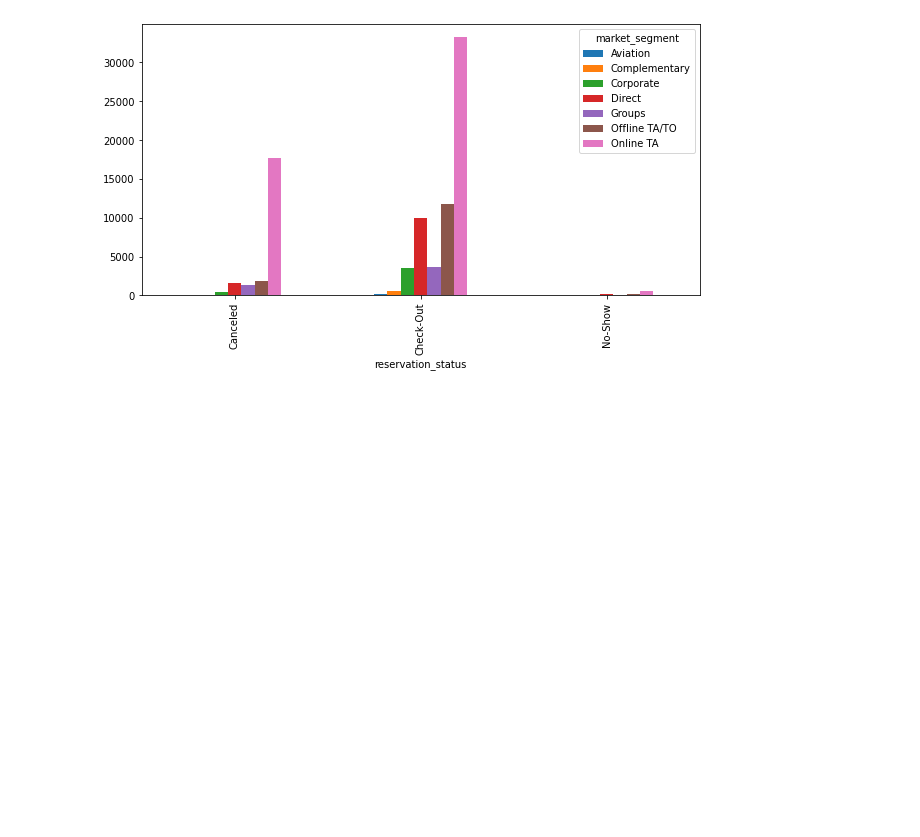
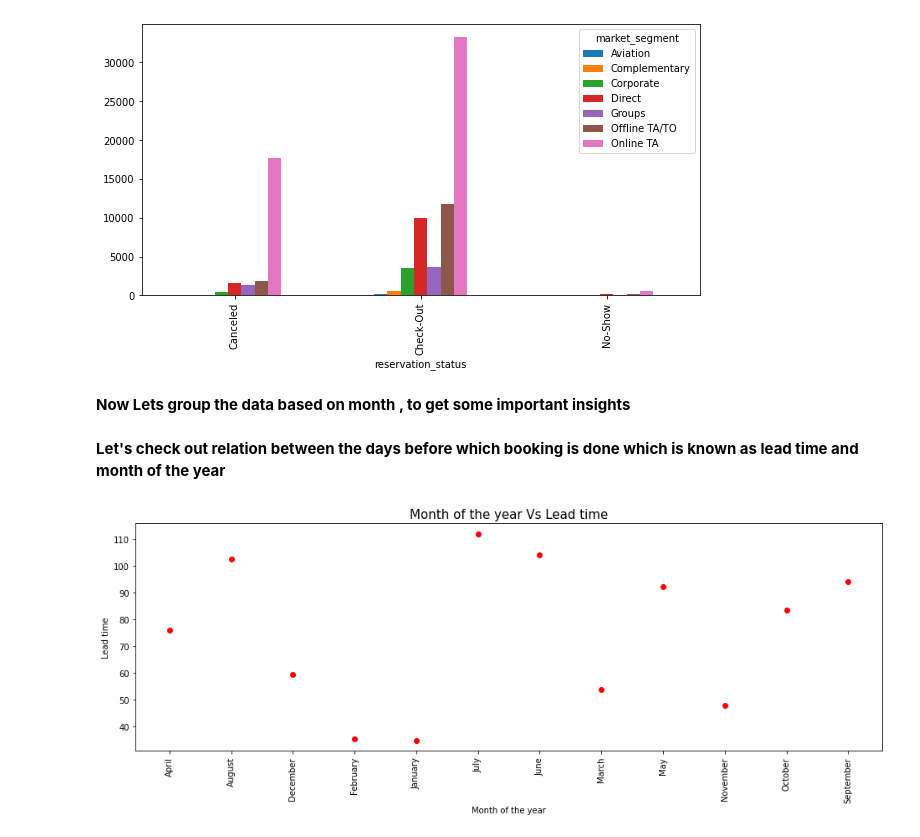
Before and after one commit to kishorpatil03/Hotel-Booking-Analysis, a Jupyter notebook: Hotel_Booking_Analysis_Capstone_Project.ipynb, the cells around one changed output. Drawn from its saved outputs; the diff is of its cells as text; code cells hidden in the pictures; blank space fills up the shorter version.

Commit message:
Hotel Booking Analysis Commit 12

```diff
--- a/Hotel_Booking_Analysis_Capstone_Project.ipynb
+++ b/Hotel_Booking_Analysis_Capstone_Project.ipynb
@@ -378,3 +378,24 @@ df6.plot(kind='bar',figsize=(10,5))
 # %% [output]
 <matplotlib.axes._subplots.AxesSubplot at 0x...>
 [figure]
+# %% [markdown]
+**Now Lets group the data based on month , to get some important insights**
+# %%
+grp=df.groupby('arrival_date_month')
+
+p = grp['lead_time'].agg(np.mean)
+
+t = grp['days_in_waiting_list'].agg(np.sum)
+# %% [markdown]
+**Let's check out relation between the days before which booking is done which is known as lead time and month of the year**
+# %%
+plt.figure(figsize=(16,5))
+plt.plot(p,'ro',color='r')
+plt.xticks(rotation=90)
+
+plt.title('Month of the year Vs Lead time',fontsize=15)
+plt.xlabel('Month of the year')
+plt.ylabel('Lead time')
+plt.show()
+# %% [output]
+[figure, added]
```
Also changed, not shown: parts of 2 cells of this notebook.
